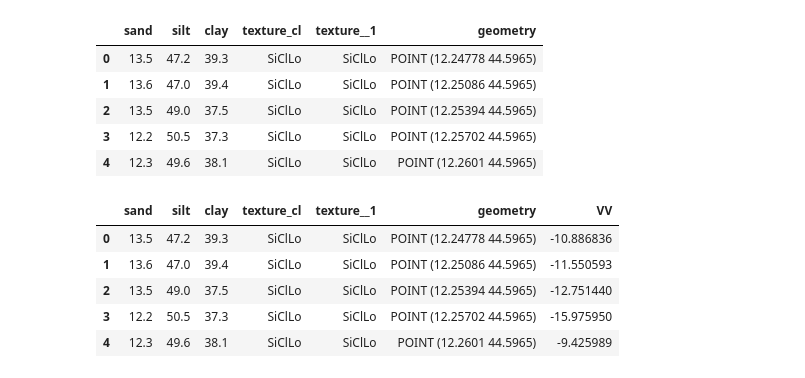
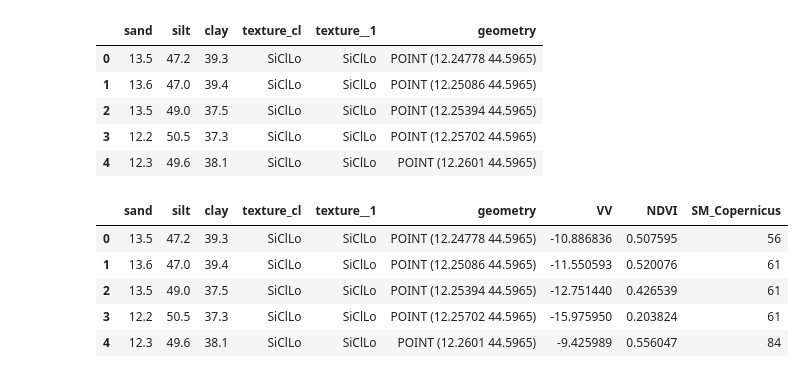
Before and after one commit to JungleKiosk/SAR, a Jupyter notebook: notebook/1_s1_sar.ipynb, the cells around one changed output. Drawn from its saved outputs; the diff is of its cells as text; code cells hidden in the pictures.

Commit message:
sample: SAR, NDVI, SM, soilTexture

```diff
--- a/notebook/1_s1_sar.ipynb
+++ b/notebook/1_s1_sar.ipynb
@@ -329,33 +306,3 @@ rpoints_soil.head()
 import geemap
 
 rpoints_soil_ee = geemap.geopandas_to_ee(rpoints_soil)
-# %%
-import geopandas as gpd
-import rasterio
-from rasterio.sample import sample_gen
-import numpy as np
-import pandas as pd
-
-gdf = gpd.read_file("../output/isric/points/rpoints_soil.shp")
-raster = rasterio.open("../output/s1/sar_june_2024_mean.tif")
-
-gdf = gdf.to_crs(raster.crs)
-
-coords = [(x, y) for x, y in zip(gdf.geometry.x, gdf.geometry.y)]
-vv_vals = [x[0] for x in raster.sample(coords)]
-
-gdf["VV"] = vv_vals
-
-gdf = gdf.dropna(subset=["VV", "sand", "silt", "clay"])
-
-gdf.to_file("../output/isric/points/rpoints_soil_with_vv.shp")
-
-
-gdf.head()
-# %% [output]
-|  | sand | silt | clay | texture_cl | texture__1 | geometry | VV |
-| 0 | 13.5 | 47.2 | 39.3 | SiClLo | SiClLo | POINT (12.24778 44.5965) | -10.886836 |
-| 1 | 13.6 | 47.0 | 39.4 | SiClLo | SiClLo | POINT (12.25086 44.5965) | -11.550593 |
-| 2 | 13.5 | 49.0 | 37.5 | SiClLo | SiClLo | POINT (12.25394 44.5965) | -12.751440 |
-| 3 | 12.2 | 50.5 | 37.3 | SiClLo | SiClLo | POINT (12.25702 44.5965) | -15.975950 |
-| 4 | 12.3 | 49.6 | 38.1 | SiClLo | SiClLo | POINT (12.2601 44.5965) | -9.425989 |
@@ -378,0 +309,35 @@ print(f"📈 Regressione: SM = {a:.2f} * VV + {b:.2f}")
+# %%
+import geopandas as gpd
+import rasterio
+
+gdf = gpd.read_file("../output/isric/points/rpoints_soil.shp")
+
+rasters = {
+    "VV": "../output/s1/sar_june_2024_mean.tif",
+    "NDVI": "../output/s1/ndvi_june_2024_mean.tif",
+    "SM_Copernicus": "../output/s1/SM1km_10giu24.tif",
+}
+
+with rasterio.open(list(rasters.values())[0]) as ref_raster:
+    gdf = gdf.to_crs(ref_raster.crs)
+
+coords = [(geom.x, geom.y) for geom in gdf.geometry]
+
+for colname, rasterfile in rasters.items():
+    with rasterio.open(rasterfile) as src:
+        vals = [x[0] for x in src.sample(coords)]
+        gdf[colname] = vals
+
+gdf = gdf.dropna(subset=["VV", "NDVI", "SM_Copernicus", "sand", "silt", "clay"])
+
+gdf.to_file("../output/isric/points/rpoints_soil_with_vars.shp")
+gdf.to_csv("../output/isric/points/rpoints_soil_with_vars.csv", index=False)
+
+gdf.head()
+# %% [output]
+|  | sand | silt | clay | texture_cl | texture__1 | geometry | VV | NDVI | SM_Copernicus |
+| 0 | 13.5 | 47.2 | 39.3 | SiClLo | SiClLo | POINT (12.24778 44.5965) | -10.886836 | 0.507595 | 56 |
+| 1 | 13.6 | 47.0 | 39.4 | SiClLo | SiClLo | POINT (12.25086 44.5965) | -11.550593 | 0.520076 | 61 |
+| 2 | 13.5 | 49.0 | 37.5 | SiClLo | SiClLo | POINT (12.25394 44.5965) | -12.751440 | 0.426539 | 61 |
+| 3 | 12.2 | 50.5 | 37.3 | SiClLo | SiClLo | POINT (12.25702 44.5965) | -15.975950 | 0.203824 | 61 |
+| 4 | 12.3 | 49.6 | 38.1 | SiClLo | SiClLo | POINT (12.2601 44.5965) | -9.425989 | 0.556047 | 84 |
```
Also changed, not shown: parts of 4 cells of this notebook, 1 other file.
